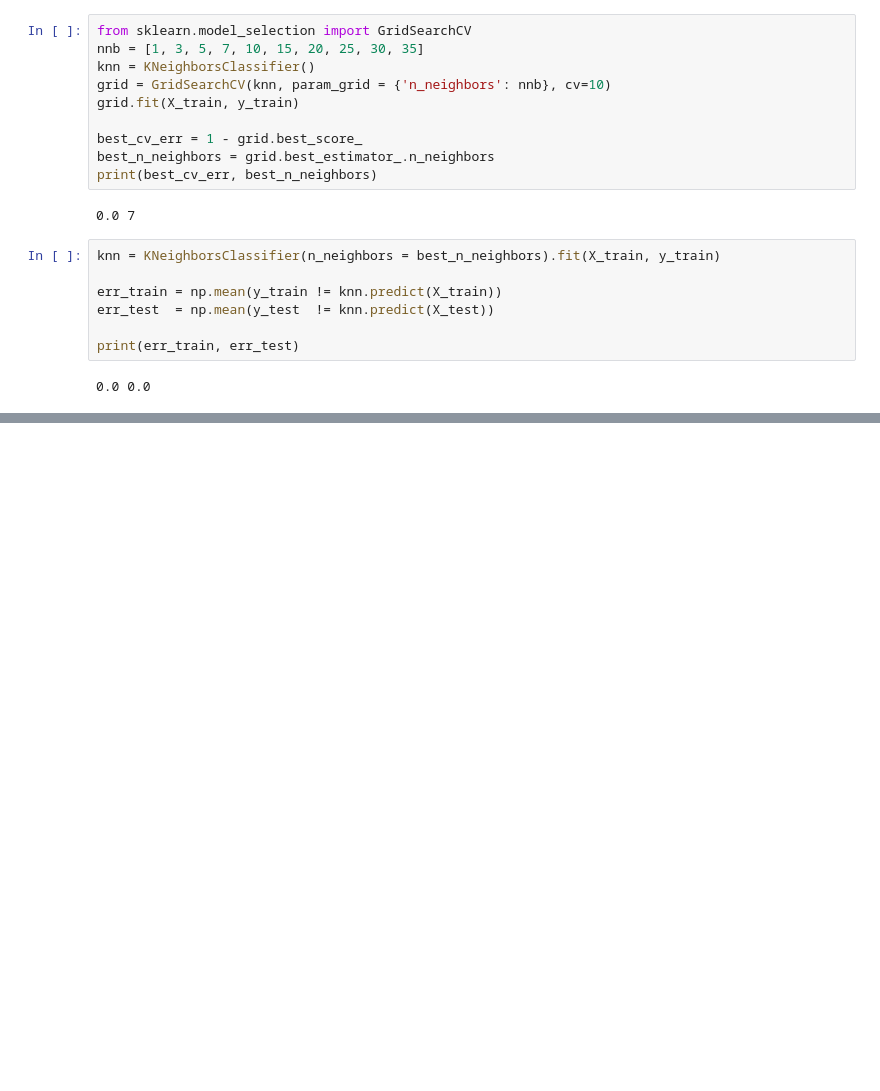
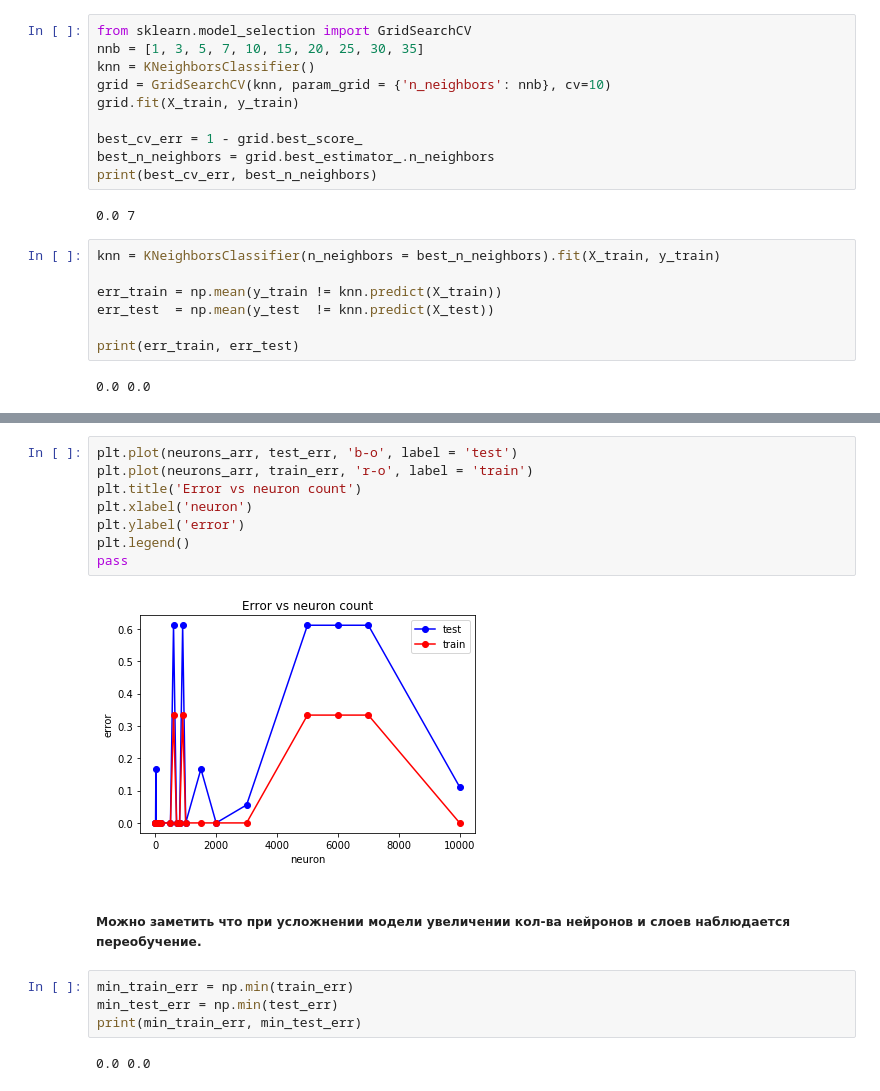
Before and after one commit to might52/ml, a Jupyter notebook: ml_lab1/ml_kabaddi.ipynb, the cells around one changed output, grey strips where cells are left out. Saved outputs shown, nothing was run; the diff lists cells and outputs as text; blank space fills up the shorter version.

```diff
--- a/ml_lab1/ml_kabaddi.ipynb
+++ b/ml_lab1/ml_kabaddi.ipynb
@@ -678,0 +894,18 @@ print(err_train, err_test)
+# %%
+plt.plot(neurons_arr, test_err, 'b-o', label = 'test')
+plt.plot(neurons_arr, train_err, 'r-o', label = 'train')
+plt.title('Error vs neuron count')
+plt.xlabel('neuron')
+plt.ylabel('error')
+plt.legend()
+pass
+# %% [output]
+[figure, added]
+# %% [markdown]
+##### Можно заметить что при усложнении модели увеличении кол-ва нейронов и слоев наблюдается переобучение.
+# %%
+min_train_err = np.min(train_err)
+min_test_err = np.min(test_err)
+print(min_train_err, min_test_err)
+# %% [output]
+0.0 0.0
```
Also changed, not shown: parts of 77 cells of this notebook.
